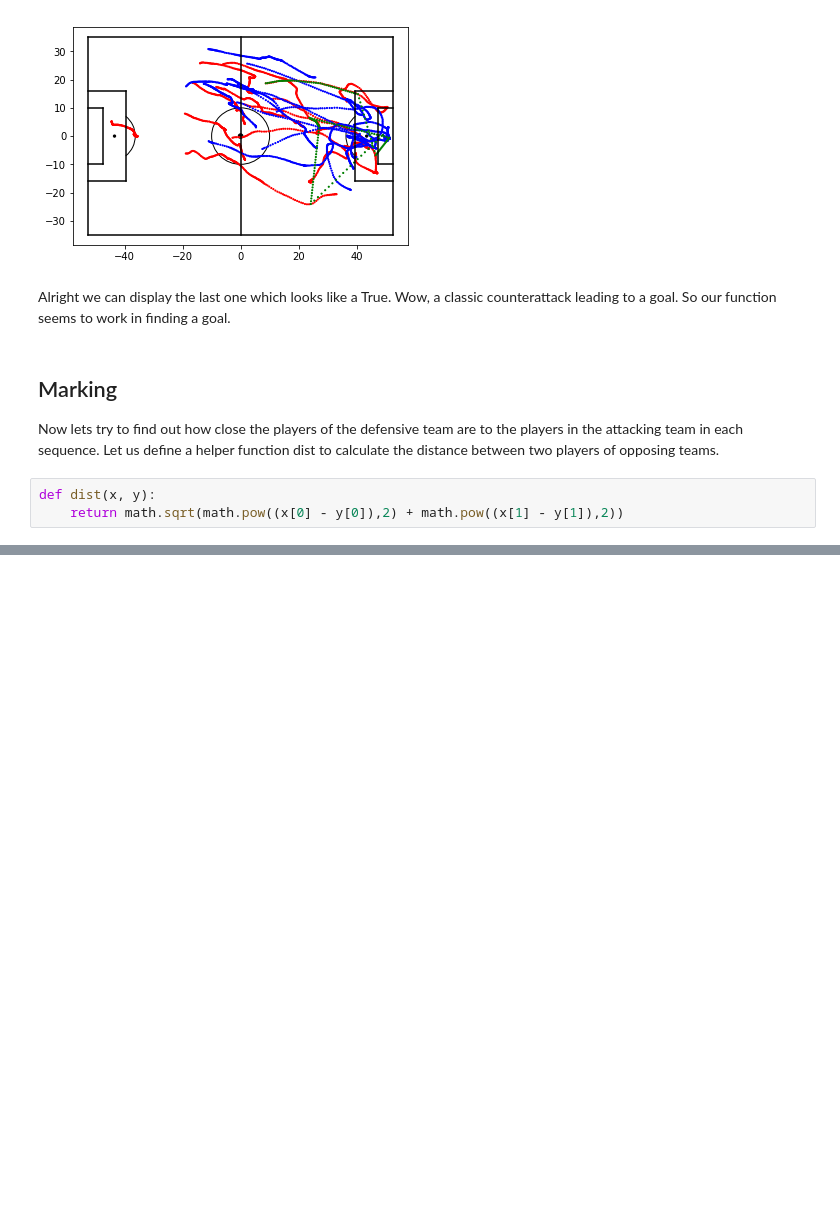
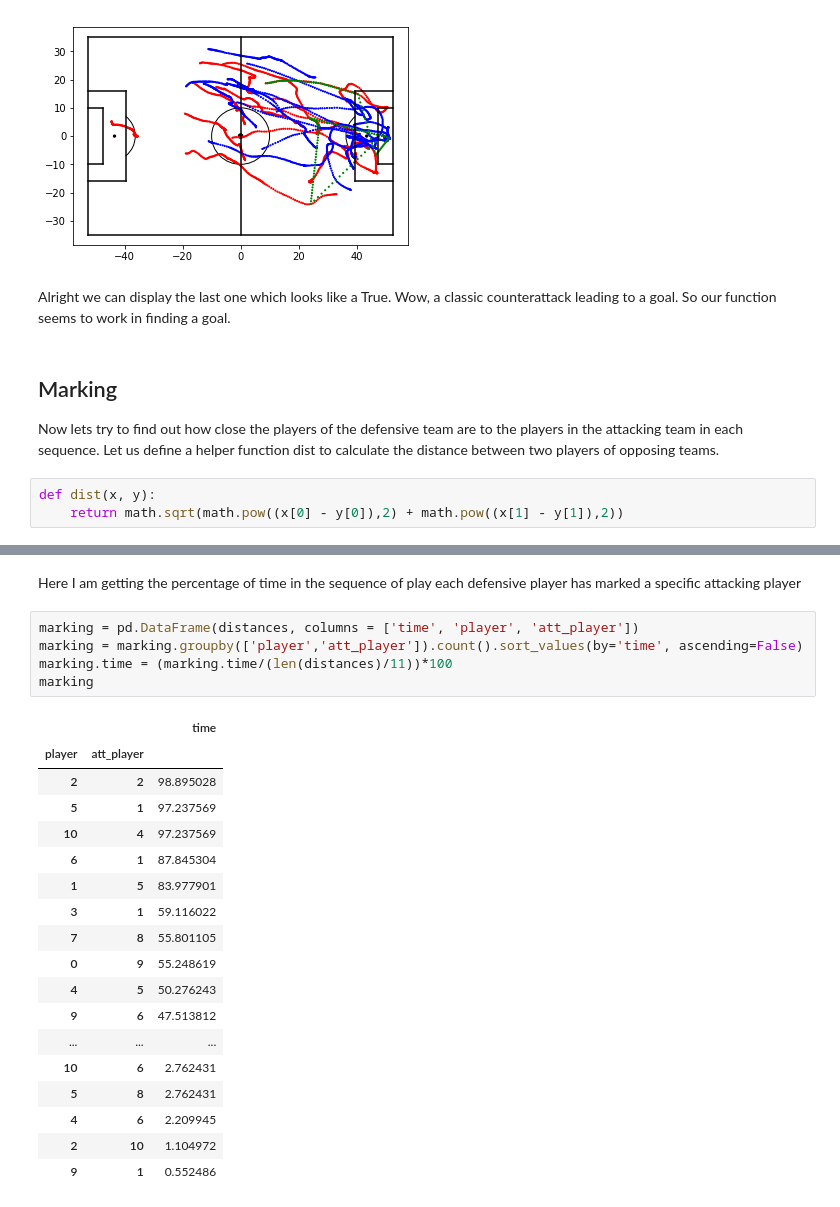
Before and after one commit to raghav96/datascience, a Jupyter notebook: Football Analysis.ipynb, the cells around one changed output, grey strips where cells are left out. Cells and saved outputs as stored; diff of their text form; blank space fills up the shorter version.

```diff
--- a/Football Analysis.ipynb
+++ b/Football Analysis.ipynb
@@ -389,0 +402,26 @@ AttributeError: 'list' object has no attribute 'min'
+# %% [markdown]
+Here I am getting the percentage of time in the sequence of play each defensive player has marked a specific attacking player
+# %%
+marking = pd.DataFrame(distances, columns = ['time', 'player', 'att_player'])
+marking = marking.groupby(['player','att_player']).count().sort_values(by='time', ascending=False)
+marking.time = (marking.time/(len(distances)/11))*100
+marking
+# %% [output]
+|  |  | time |
+| player | att_player |  |
+| 2 | 2 | 98.895028 |
+| 5 | 1 | 97.237569 |
+| 10 | 4 | 97.237569 |
+| 6 | 1 | 87.845304 |
+| 1 | 5 | 83.977901 |
+| 3 | 1 | 59.116022 |
+| 7 | 8 | 55.801105 |
+| 0 | 9 | 55.248619 |
+| 4 | 5 | 50.276243 |
+| 9 | 6 | 47.513812 |
+| ... | ... | ... |
+| 10 | 6 | 2.762431 |
+| 5 | 8 | 2.762431 |
+| 4 | 6 | 2.209945 |
+| 2 | 10 | 1.104972 |
+| 9 | 1 | 0.552486 |
```
Also changed, not shown: parts of 14 cells of this notebook.
